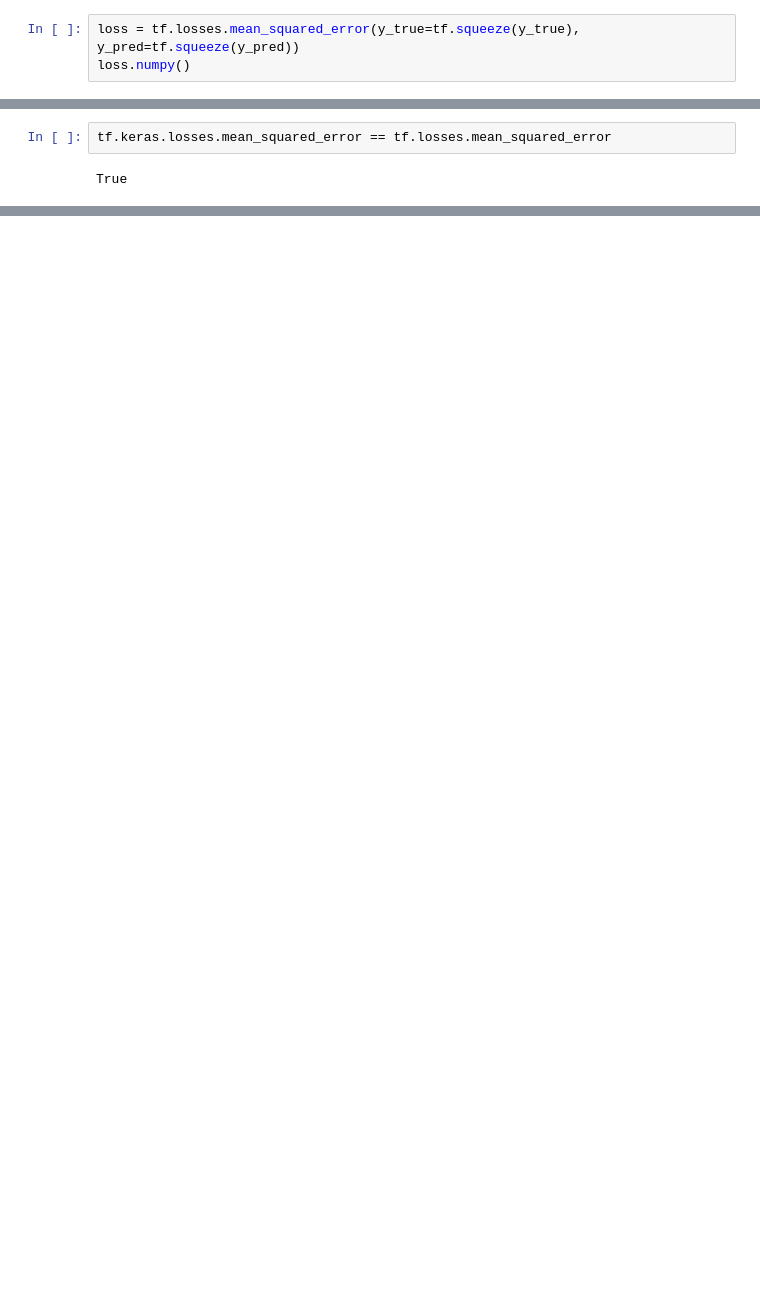
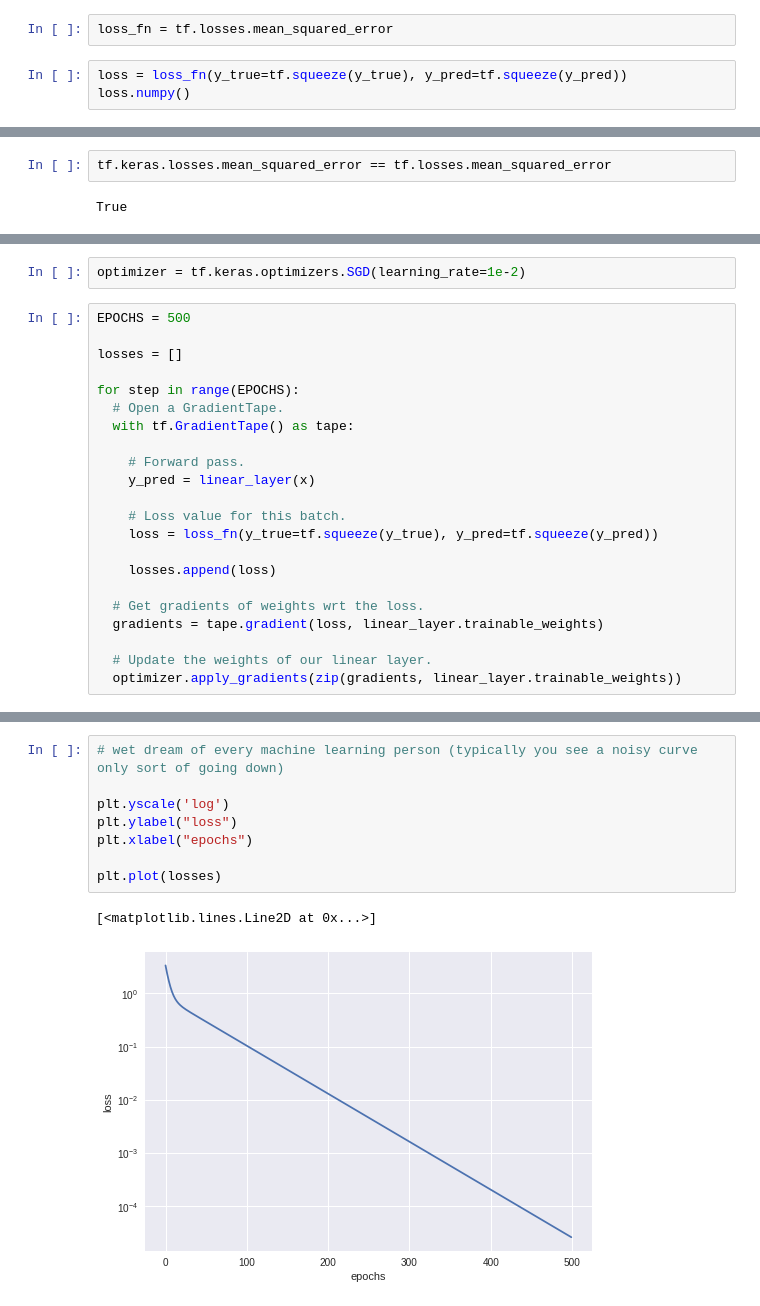
Before and after one commit to DJCordhose/deep-learning-crash-course-notebooks, a Jupyter notebook: tf-v2/tf-low-level.ipynb, the cells around one changed output, grey strips where cells are left out. Saved outputs shown, nothing was run; the diff lists cells and outputs as text; blank space fills up the shorter version.

```diff
--- a/tf-v2/tf-low-level.ipynb
+++ b/tf-v2/tf-low-level.ipynb
@@ -136,7 +136,9 @@ $MSE = {\frac {1}{n}}\sum _{i=1}^{n}(Y_{i}-{\hat {Y_{i}}})^{2}$
 
 
 https://en.wikipedia.org/wiki/Mean_squared_error
+# %%
+loss_fn = tf.losses.mean_squared_error
 # %%
-loss = tf.losses.mean_squared_error(y_true=tf.squeeze(y_true), y_pred=tf.squeeze(y_pred))
+loss = loss_fn(y_true=tf.squeeze(y_true), y_pred=tf.squeeze(y_pred))
 loss.numpy()
 # %% [output]
@@ -147,0 +162,24 @@ True
+# %%
+optimizer = tf.keras.optimizers.SGD(learning_rate=1e-2)
+# %%
+EPOCHS = 500
+
+losses = []
+
+for step in range(EPOCHS):
+  # Open a GradientTape.
+  with tf.GradientTape() as tape:
+
+    # Forward pass.
+    y_pred = linear_layer(x)
+
+    # Loss value for this batch.
+    loss = loss_fn(y_true=tf.squeeze(y_true), y_pred=tf.squeeze(y_pred))
+
+    losses.append(loss)
+
+  # Get gradients of weights wrt the loss.
+  gradients = tape.gradient(loss, linear_layer.trainable_weights)
+
+  # Update the weights of our linear layer.
+  optimizer.apply_gradients(zip(gradients, linear_layer.trainable_weights))
@@ -147,0 +190,11 @@ True
+# %%
+# wet dream of every machine learning person (typically you see a noisy curve only sort of going down)
+
+plt.yscale('log')
+plt.ylabel("loss")
+plt.xlabel("epochs")
+
+plt.plot(losses)
+# %% [output]
+[<matplotlib.lines.Line2D at 0x...>]
+[figure, added]
```
Also changed, not shown: parts of 10 cells of this notebook.
